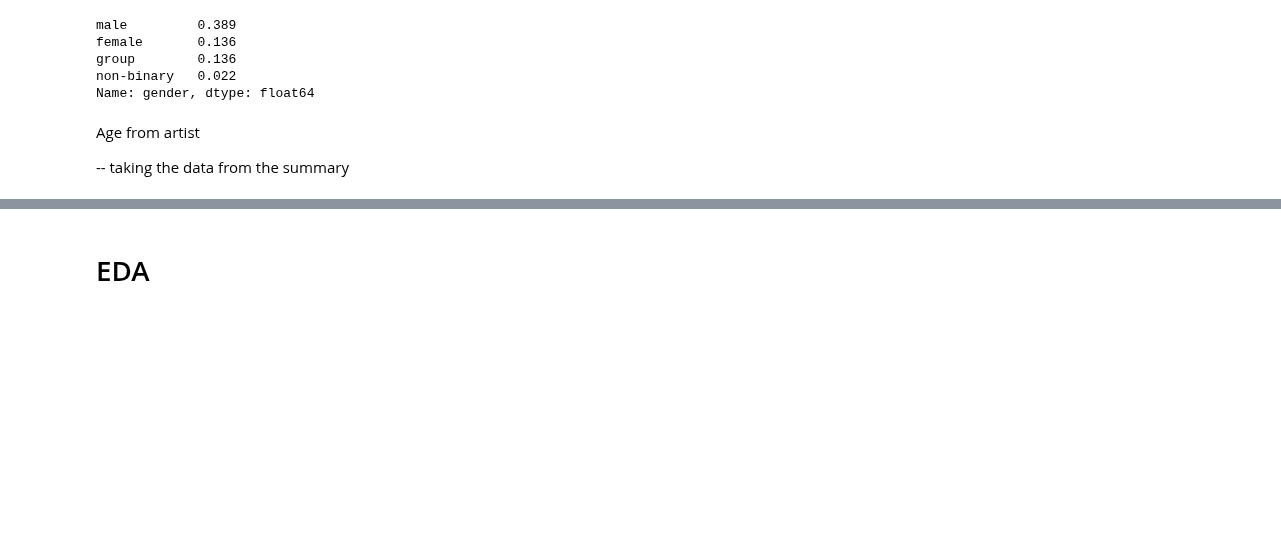
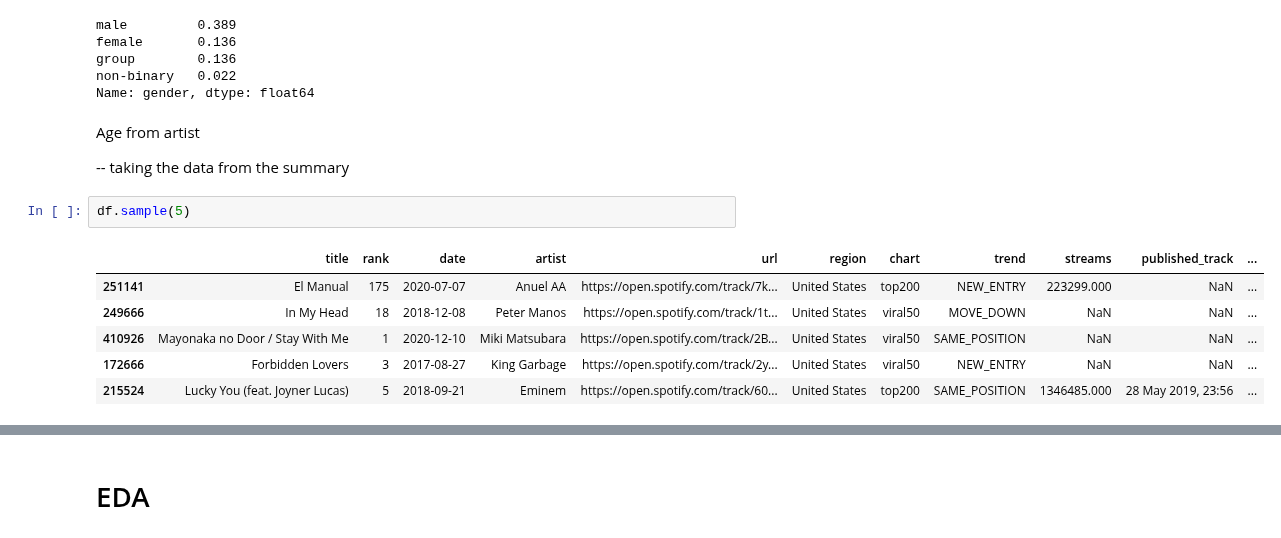
Before and after one commit to annassanchez/ETL_project, a Jupyter notebook: notebooks/X-analysis.ipynb, the cells around one changed output, grey strips where cells are left out. Drawn from its saved outputs; the diff is of its cells as text; blank space fills up the shorter version.

```diff
--- a/notebooks/X-analysis.ipynb
+++ b/notebooks/X-analysis.ipynb
@@ -263,3 +263,12 @@ Name: gender, dtype: float64
 Age from artist
 
 -- taking the data from the summary
+# %%
+df.sample(5)
+# %% [output]
+|  | title | rank | date | artist | url | region | chart | trend | streams | published_track | ... |
+| 251141 | El Manual | 175 | 2020-07-07 | Anuel AA | https://open.spotify.com/track/7k... | United States | top200 | NEW_ENTRY | 223299.000 | NaN | ... |
+| 249666 | In My Head | 18 | 2018-12-08 | Peter Manos | https://open.spotify.com/track/1t... | United States | viral50 | MOVE_DOWN | NaN | NaN | ... |
+| 410926 | Mayonaka no Door / Stay With Me | 1 | 2020-12-10 | Miki Matsubara | https://open.spotify.com/track/2B... | United States | viral50 | SAME_POSITION | NaN | NaN | ... |
+| 172666 | Forbidden Lovers | 3 | 2017-08-27 | King Garbage | https://open.spotify.com/track/2y... | United States | viral50 | NEW_ENTRY | NaN | NaN | ... |
+| 215524 | Lucky You (feat. Joyner Lucas) | 5 | 2018-09-21 | Eminem | https://open.spotify.com/track/60... | United States | top200 | SAME_POSITION | 1346485.000 | 28 May 2019, 23:56 | ... |
```
Also changed, not shown: parts of 2 cells of this notebook.
